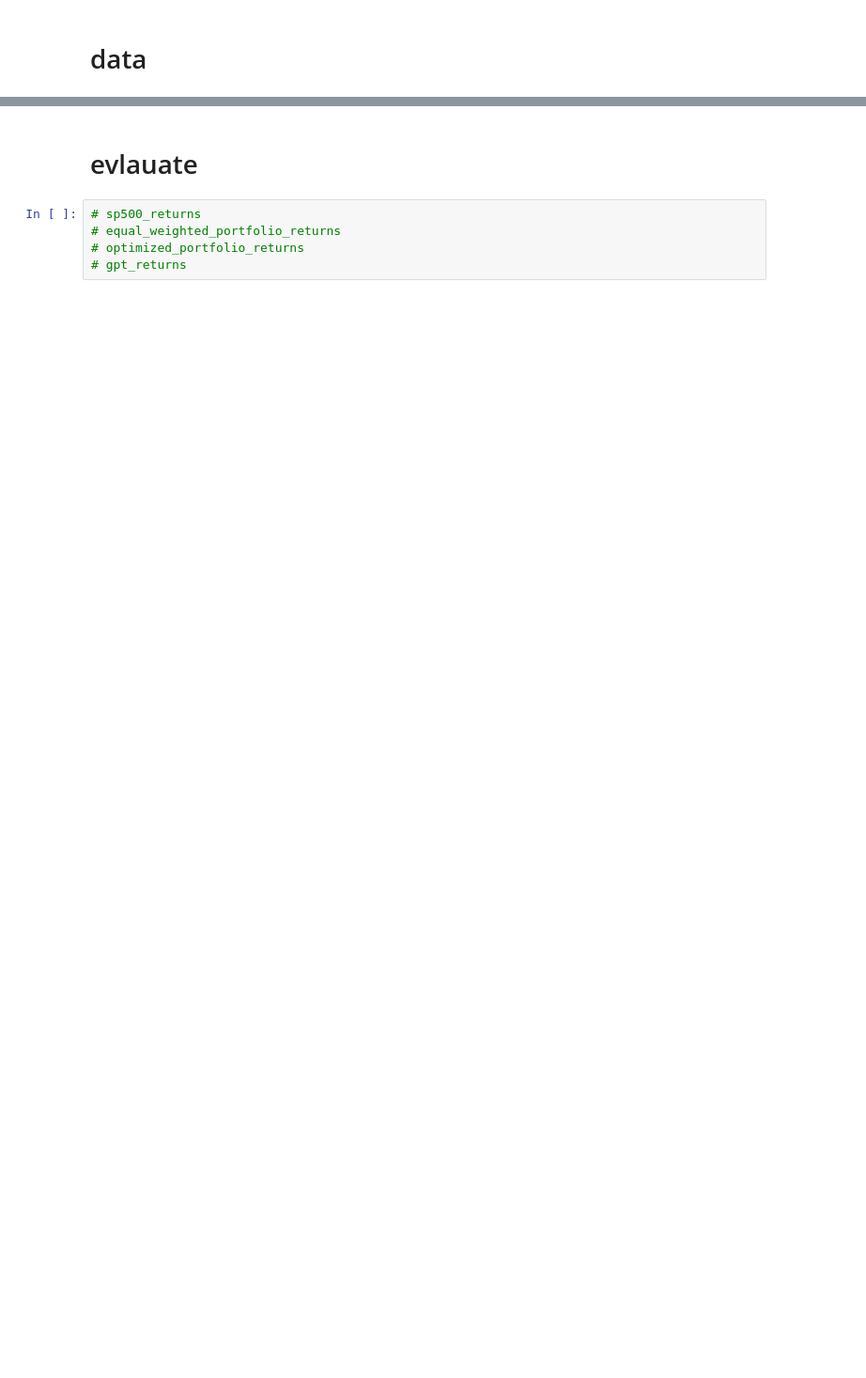
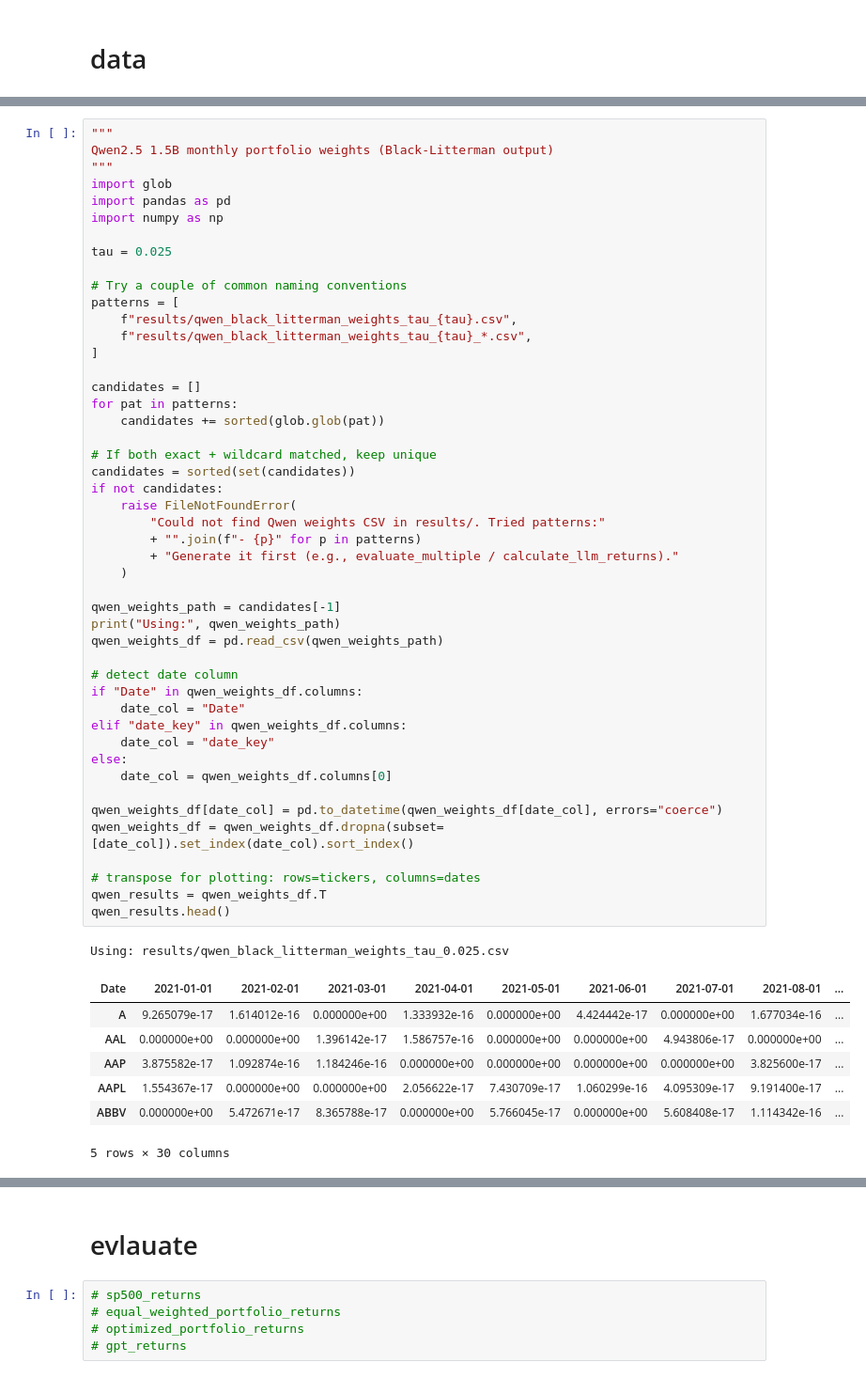
Before and after one commit to Alexis-Perron/ESSAI-BLM-LLM, a Jupyter notebook: portfolio_weight_plot.ipynb, the cells around one changed output, grey strips where cells are left out. Shown at 94% size. Drawn from its saved outputs; the diff is of its cells as text; blank space fills up the shorter version.

Commit message:
added qwen

```diff
--- a/portfolio_weight_plot.ipynb
+++ b/portfolio_weight_plot.ipynb
@@ -300,3 +225,59 @@ gemma_results.head()
+# %%
+"""
+Qwen2.5 1.5B monthly portfolio weights (Black-Litterman output)
+"""
+import glob
+import pandas as pd
+import numpy as np
+
+tau = 0.025
+
+# Try a couple of common naming conventions
+patterns = [
+    f"results/qwen_black_litterman_weights_tau_{tau}.csv",
+    f"results/qwen_black_litterman_weights_tau_{tau}_*.csv",
+]
+
+candidates = []
+for pat in patterns:
+    candidates += sorted(glob.glob(pat))
+
+# If both exact + wildcard matched, keep unique
+candidates = sorted(set(candidates))
+if not candidates:
+    raise FileNotFoundError(
+        "Could not find Qwen weights CSV in results/. Tried patterns:"
+        + "".join(f"- {p}" for p in patterns)
+        + "Generate it first (e.g., evaluate_multiple / calculate_llm_returns)."
+    )
+
+qwen_weights_path = candidates[-1]
+print("Using:", qwen_weights_path)
+qwen_weights_df = pd.read_csv(qwen_weights_path)
+
+# detect date column
+if "Date" in qwen_weights_df.columns:
+    date_col = "Date"
+elif "date_key" in qwen_weights_df.columns:
+    date_col = "date_key"
+else:
+    date_col = qwen_weights_df.columns[0]
+
+qwen_weights_df[date_col] = pd.to_datetime(qwen_weights_df[date_col], errors="coerce")
+qwen_weights_df = qwen_weights_df.dropna(subset=[date_col]).set_index(date_col).sort_index()
+
+# transpose for plotting: rows=tickers, columns=dates
+qwen_results = qwen_weights_df.T
+qwen_results.head()
+# %% [output]
+Using: results/qwen_black_litterman_weights_tau_0.025.csv
+| Date | 2021-01-01 | 2021-02-01 | 2021-03-01 | 2021-04-01 | 2021-05-01 | 2021-06-01 | 2021-07-01 | 2021-08-01 | ... |
+| A | 9.265079e-17 | 1.614012e-16 | 0.000000e+00 | 1.333932e-16 | 0.000000e+00 | 4.424442e-17 | 0.000000e+00 | 1.677034e-16 | ... |
+| AAL | 0.000000e+00 | 0.000000e+00 | 1.396142e-17 | 1.586757e-16 | 0.000000e+00 | 0.000000e+00 | 4.943806e-17 | 0.000000e+00 | ... |
+| AAP | 3.875582e-17 | 1.092874e-16 | 1.184246e-16 | 0.000000e+00 | 0.000000e+00 | 0.000000e+00 | 0.000000e+00 | 3.825600e-17 | ... |
+| AAPL | 1.554367e-17 | 0.000000e+00 | 0.000000e+00 | 2.056622e-17 | 7.430709e-17 | 1.060299e-16 | 4.095309e-17 | 9.191400e-17 | ... |
+| ABBV | 0.000000e+00 | 5.472671e-17 | 8.365788e-17 | 0.000000e+00 | 5.766045e-17 | 0.000000e+00 | 5.608408e-17 | 1.114342e-16 | ... |
+5 rows × 30 columns
 # %%
 """
 GPT portfolio returns (generated by calculate_llm_returns.py)
```
Also changed, not shown: parts of 14 cells of this notebook, 6 other files.
